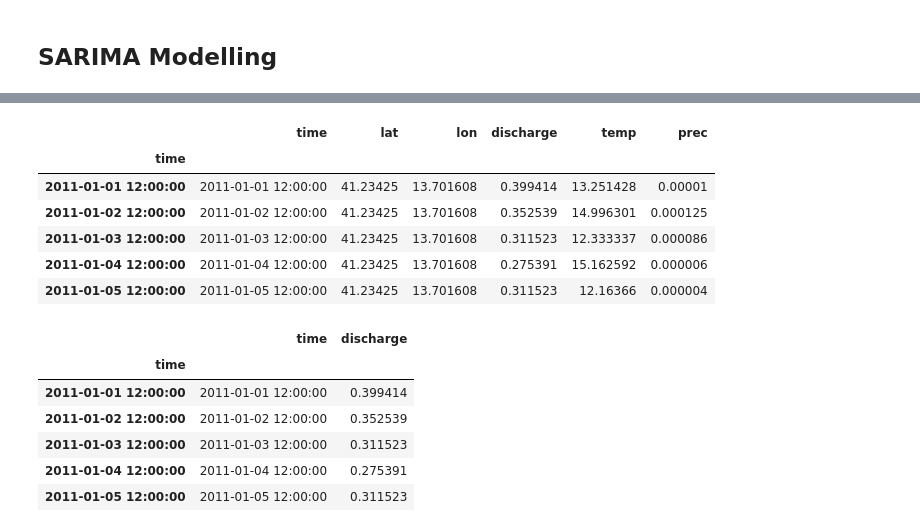
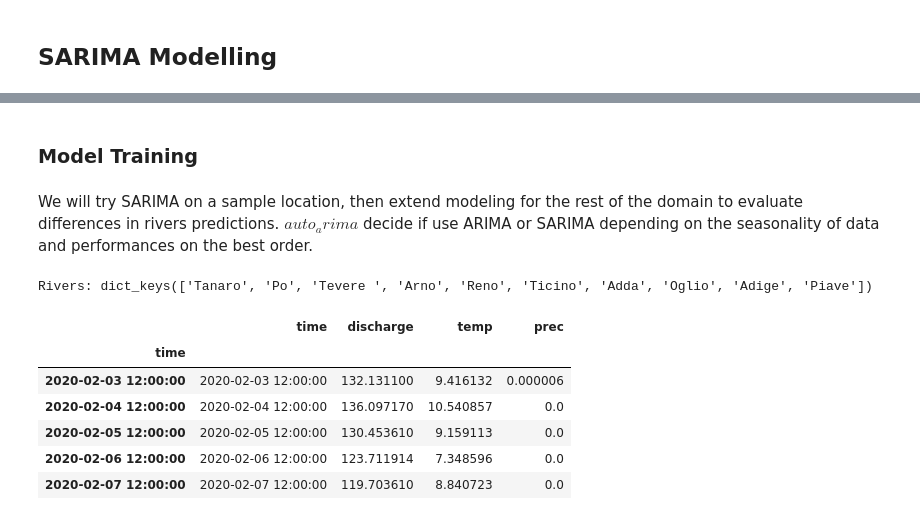
Before and after one commit to kode-git/copernicus, a Jupyter notebook: notebooks/data_modelling.ipynb, the cells around one changed output, grey strips where cells are left out. Saved outputs shown, nothing was run; the diff lists cells and outputs as text; code cells hidden in the pictures.

```diff
--- a/notebooks/data_modelling.ipynb
+++ b/notebooks/data_modelling.ipynb
@@ -109,0 +136,8 @@ df = df.drop(columns=['time'])
+# %%
+coords_tuple = []
+for i in range(len(lats)):
+    coords_tuple.append(tuple([lats[i], longs[i]]))
+
+rivers = pd.DataFrame()
+rivers = data[data['coords'].isin(coords_tuple)]
+rivers.head()
@@ -137,0 +297,6 @@ plt.show()
+# %%
+for key in keys:
+    train[key]['source'] = train[key]['source'].drop(columns=['lat', 'lon', 'coords'])
+    train[key]['mounth'] = train[key]['mounth'].drop(columns=['lat', 'lon', 'coords'])
+    test[key]['source'] = test[key]['source'].drop(columns=['lat', 'lon', 'coords'])
+    test[key]['mounth'] = test[key]['mounth'].drop(columns=['lat', 'lon', 'coords'])
@@ -138,2 +330,28 @@ plt.show()
 # %% [markdown]
 ## SARIMA Modelling
+# %%
+# prepare a copy of data for SARIMA
+sarima_train = {}
+sarima_test = {}
+
+for key in keys:
+    # define key
+    sarima_train[key] = {'source' : pd.DataFrame(), 'mounth' : pd.DataFrame()}
+    sarima_test[key] = {'source' : pd.DataFrame(), 'mounth' : pd.DataFrame()}
+    # copy from the original dataset
+    for x in ['source', 'mounth']:
+        sarima_train[key][x] = train[key][x].copy(deep=True)
+        sarima_test[key][x] = test[key][x].copy(deep=True)
+        # setup info in the correct format type)
+        sarima_train[key][x]['discharge'] = sarima_train[key][x]['discharge'].astype(float)
+        sarima_train[key][x]['time'] = pd.to_datetime(sarima_train[key][x]['time'], format = '%Y-%m-%d %H:%M:%S')
+        sarima_train[key][x].index = sarima_train[key][x]['time']
+        sarima_test[key][x]['discharge'] = sarima_test[key][x]['discharge'].astype(float)
+        sarima_test[key][x]['time'] = pd.to_datetime(sarima_test[key][x]['time'], format = '%Y-%m-%d %H:%M:%S')
+        sarima_test[key][x].index = sarima_test[key][x]['time']
+
+
+
+
+# verify results
+sarima_train['Po']['mounth'].head()
@@ -140,10 +381,21 @@ plt.show()
+# %% [markdown]
+### Model Training
+# %% [markdown]
+We will try SARIMA on a sample location, then extend modeling for the rest of the domain to evaluate differences in rivers predictions. $ auto_arima $ decide if use ARIMA or SARIMA depending on the seasonality of data and performances on the best order.
+# %%
+print('Rivers: {}'.format(keys))
+# %% [output]
+Rivers: dict_keys(['Tanaro', 'Po', 'Tevere ', 'Arno', 'Reno', 'Ticino', 'Adda', 'Oglio', 'Adige', 'Piave'])
+# %%
+sample_test = sarima_test['Tevere ']['mounth']
+sample_train = sarima_train['Tevere ']['mounth']
 # %%
-original_df.head()
+sample_test.head()
 # %% [output]
-|  | time | lat | lon | discharge | temp | prec |
-| time |  |  |  |  |  |  |
-| 2011-01-01 12:00:00 | 2011-01-01 12:00:00 | 41.23425 | 13.701608 | 0.399414 | 13.251428 | 0.00001 |
-| 2011-01-02 12:00:00 | 2011-01-02 12:00:00 | 41.23425 | 13.701608 | 0.352539 | 14.996301 | 0.000125 |
-| 2011-01-03 12:00:00 | 2011-01-03 12:00:00 | 41.23425 | 13.701608 | 0.311523 | 12.333337 | 0.000086 |
-| 2011-01-04 12:00:00 | 2011-01-04 12:00:00 | 41.23425 | 13.701608 | 0.275391 | 15.162592 | 0.000006 |
-| 2011-01-05 12:00:00 | 2011-01-05 12:00:00 | 41.23425 | 13.701608 | 0.311523 | 12.16366 | 0.000004 |
+|  | time | discharge | temp | prec |
+| time |  |  |  |  |
+| 2020-02-03 12:00:00 | 2020-02-03 12:00:00 | 132.131100 | 9.416132 | 0.000006 |
+| 2020-02-04 12:00:00 | 2020-02-04 12:00:00 | 136.097170 | 10.540857 | 0.0 |
+| 2020-02-05 12:00:00 | 2020-02-05 12:00:00 | 130.453610 | 9.159113 | 0.0 |
+| 2020-02-06 12:00:00 | 2020-02-06 12:00:00 | 123.711914 | 7.348596 | 0.0 |
+| 2020-02-07 12:00:00 | 2020-02-07 12:00:00 | 119.703610 | 8.840723 | 0.0 |
@@ -154,12 +401,0 @@ rawData['time'] = pd.to_datetime(rawData['time'], format = '%Y-%m-%d %H:%M:%S')
-# %%
-rawData.index = rawData.time
-rawData.drop(columns=['temp','prec','lat','lon'], inplace=True)
-rawData.head()
-# %% [output]
-|  | time | discharge |
-| time |  |  |
-| 2011-01-01 12:00:00 | 2011-01-01 12:00:00 | 0.399414 |
-| 2011-01-02 12:00:00 | 2011-01-02 12:00:00 | 0.352539 |
-| 2011-01-03 12:00:00 | 2011-01-03 12:00:00 | 0.311523 |
-| 2011-01-04 12:00:00 | 2011-01-04 12:00:00 | 0.275391 |
-| 2011-01-05 12:00:00 | 2011-01-05 12:00:00 | 0.311523 |
```
Also changed, not shown: parts of 80 cells of this notebook.
